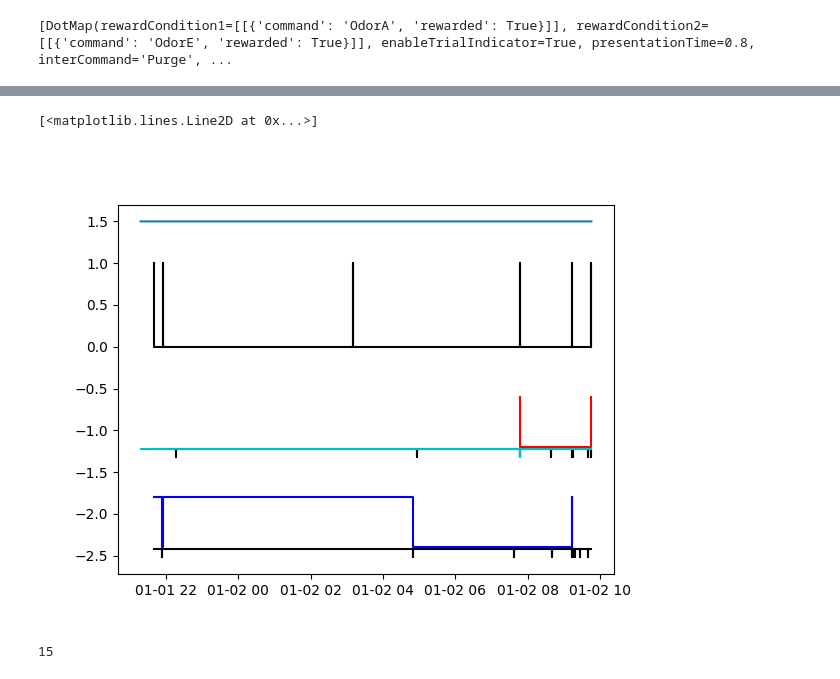
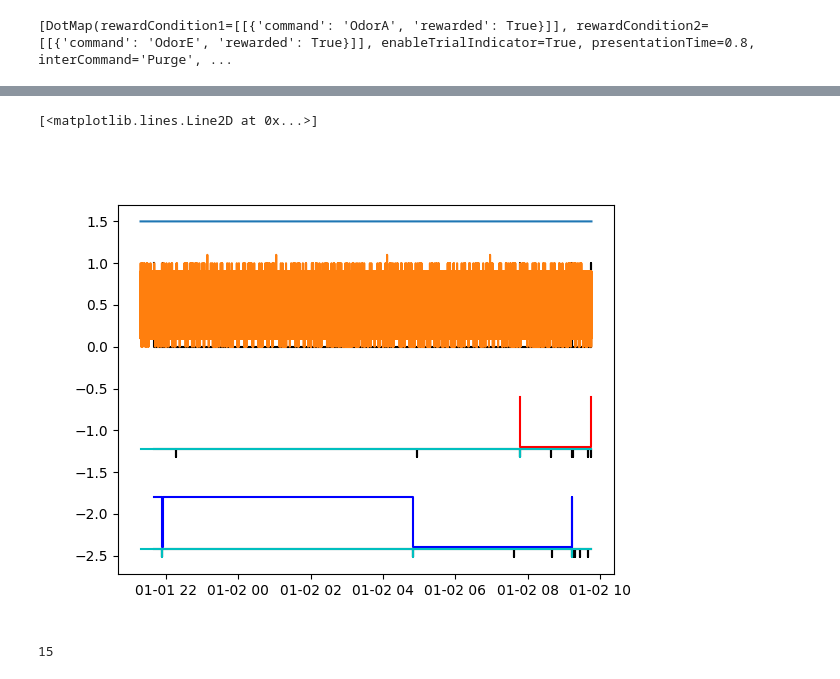
Before and after one commit to SainsburyWellcomeCentre/hypnose, a Jupyter notebook: analysis/experiment-overview.ipynb, the cells around one changed output, grey strips where cells are left out. Cells and saved outputs as stored; diff of their text form; code cells hidden in the pictures.

```diff
--- a/analysis/experiment-overview.ipynb
+++ b/analysis/experiment-overview.ipynb
@@ -29,7 +29,8 @@ olfactometer_valves_0 = utils.load(olfactometer_reader.OdorValveState, root/"Olf
 olfactometer_valves_1 = utils.load(olfactometer_reader.OdorValveState, root/"Olfactometer1")
 olfactometer_end_0 = utils.load(olfactometer_reader.EndValveState, root/"Olfactometer0")
 analog_data = utils.load(behavior_reader.AnalogData, root/"Behavior")
-print(analog_data)
+flow_meter = utils.load(olfactometer_reader.Flowmeter, root/"Olfactometer0")
+print(flow_meter)
 # %% [output]
                             AnalogInput0  Encoder  AnalogInput1
 Time
@@ -49,24 +50,25 @@ Time
 # %%
 # find initiation onsets, reward pokes
 initiating_events = digital_input_data['DIPort0'][digital_input_data['DIPort0'] == True]
 r1_led = utils.concat_digi_events(output_clear['DOPort1'], output_set['DOPort1'])
 r2_led = utils.concat_digi_events(output_clear['DOPort2'], output_set['DOPort2'])
 
 plt.figure()
 plt.step(digital_input_data.index, digital_input_data['DIPort0'] * 1, where='post', c='k')
 
 plt.step(r1_led.index, r1_led * 0.6 - 1.2, where='post', c='r')
 plt.step(digital_input_data.index, digital_input_data['DIPort1'] * -0.1 - 1.22, where='post', c='k')
 plt.step(output_set.index, output_set["SupplyPort1"] * -0.1 - 1.22, where='post', c='c')
 
 plt.step(r2_led.index, r2_led * 0.6 - 2.4, where='post', c='b')
 plt.step(digital_input_data.index, digital_input_data['DIPort2'] * -0.1 - 2.42, where='post', c='k')
-plt.step(output_set.index, output_set["SupplyPort1"] * -0.1 - 2.42, where='post', c='c')
+plt.step(output_set.index, output_set["SupplyPort2"] * -0.1 - 2.42, where='post', c='c')
 
 plt.plot(video_data.index, np.ones((len(video_data.index), 1)) + 0.5)
+plt.plot(analog_data.index, analog_data['AnalogInput0'] * 0.1)
 # %% [output]
 [<matplotlib.lines.Line2D at 0x...>]
-[figure, old version]
+[figure, new version]
 # %%
 # look at final video frames
 tstamp = analog_data.index[-1]
```
Also changed, not shown: 2 other files.
